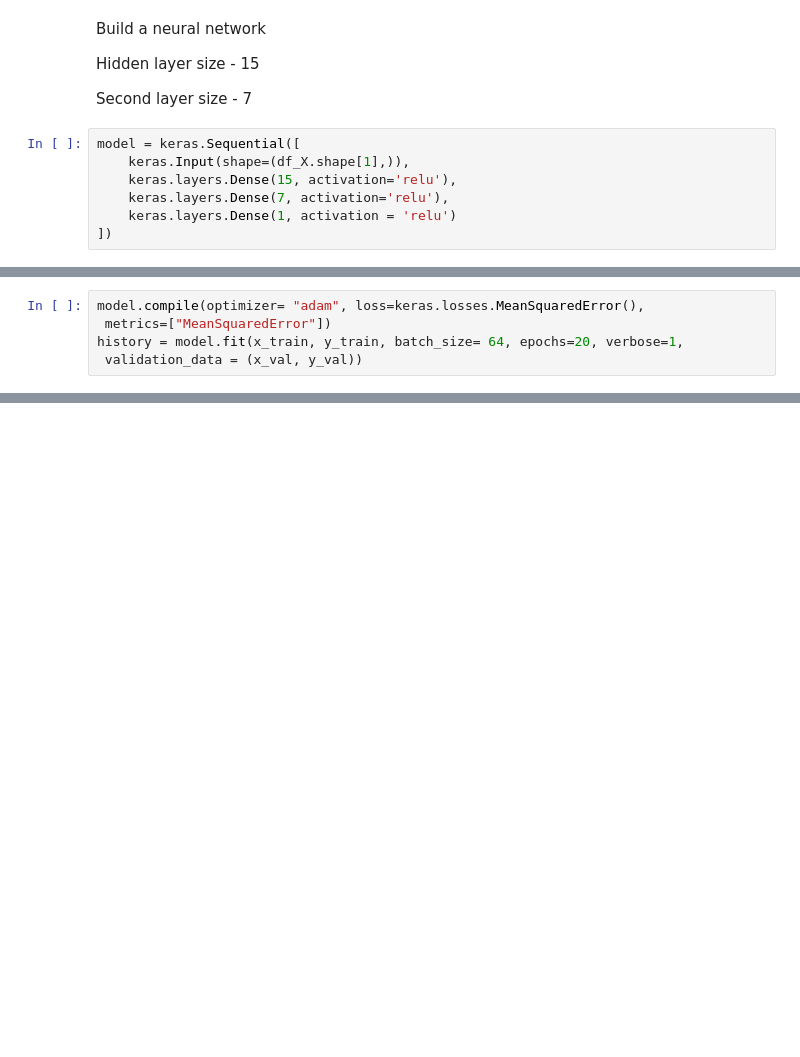
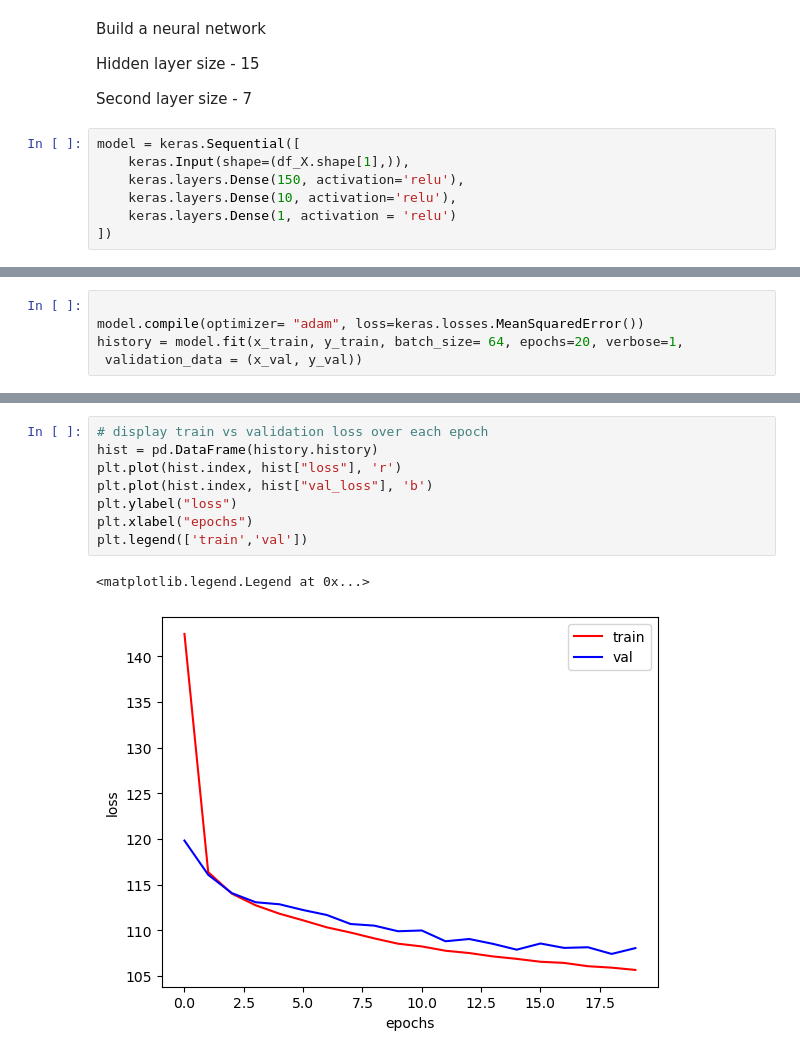
Before and after one commit to xmh3698/AML_Project, a Jupyter notebook: Neural Network Model.ipynb, the cells around one changed output, grey strips where cells are left out. Drawn from its saved outputs; the diff is of its cells as text; blank space fills up the shorter version.

Commit message:
saved model

```diff
--- a/Neural Network Model.ipynb
+++ b/Neural Network Model.ipynb
@@ -133,8 +133,8 @@ Second layer size - 7
 # %%
 model = keras.Sequential([
     keras.Input(shape=(df_X.shape[1],)),
-    keras.layers.Dense(15, activation='relu'),
-    keras.layers.Dense(7, activation='relu'),
+    keras.layers.Dense(150, activation='relu'),
+    keras.layers.Dense(10, activation='relu'),
     keras.layers.Dense(1, activation = 'relu')
 ])
 # %%
@@ -156,8 +156,8 @@ Trainable params: 465
 Non-trainable params: 0
 _________________________________________________________________
 # %%
-model.compile(optimizer= "adam", loss=keras.losses.MeanSquaredError(),
- metrics=["MeanSquaredError"])
+
+model.compile(optimizer= "adam", loss=keras.losses.MeanSquaredError())
 history = model.fit(x_train, y_train, batch_size= 64, epochs=20, verbose=1,
  validation_data = (x_val, y_val))
 # %% [output]
@@ -187,0 +188,11 @@ r2 score on test data: 0.5951599410213975
+# %%
+# display train vs validation loss over each epoch
+hist = pd.DataFrame(history.history)
+plt.plot(hist.index, hist["loss"], 'r')
+plt.plot(hist.index, hist["val_loss"], 'b')
+plt.ylabel("loss")
+plt.xlabel("epochs")
+plt.legend(['train','val'])
+# %% [output]
+<matplotlib.legend.Legend at 0x...>
+[figure, added]
```
Also changed, not shown: parts of 8 cells of this notebook, 2 other files.
